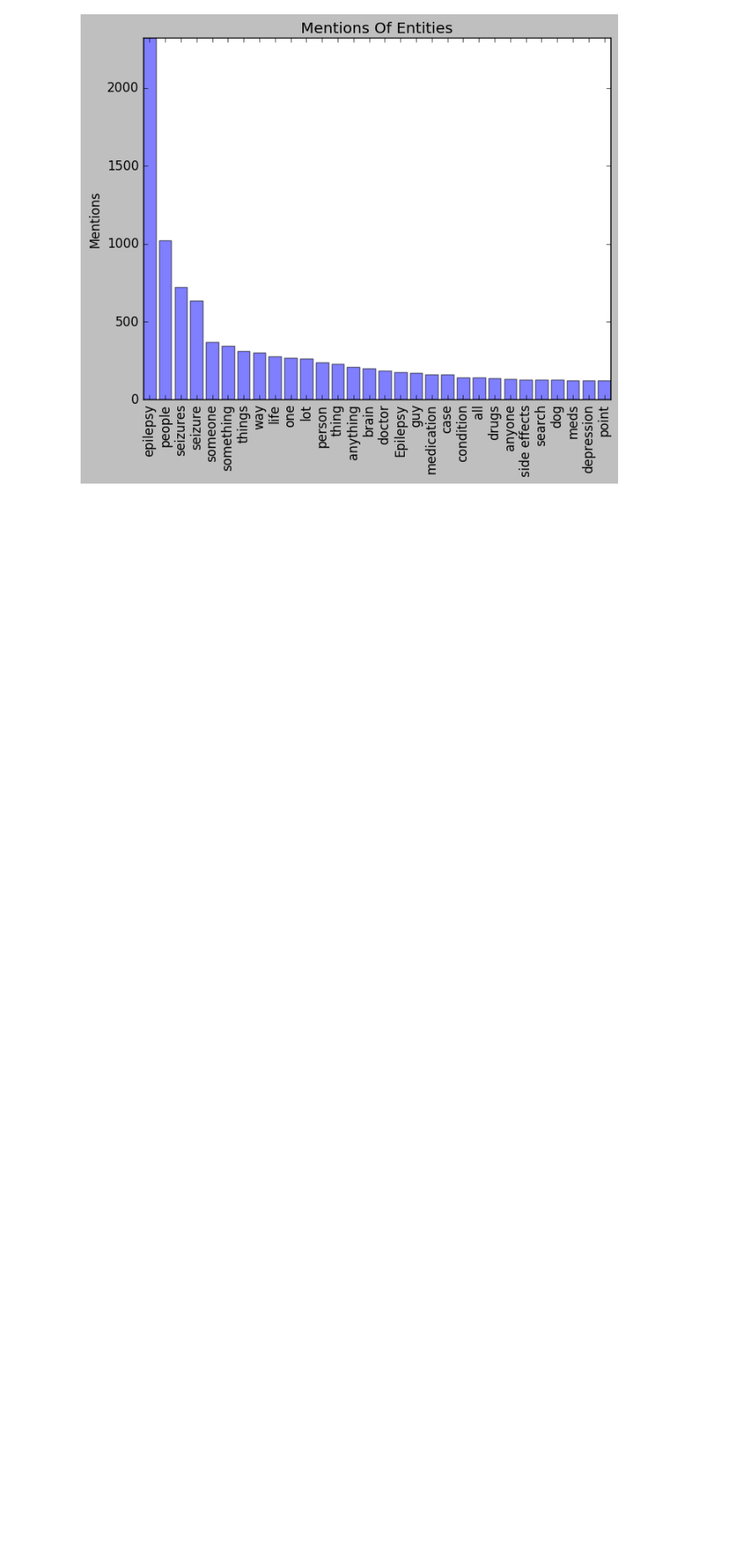
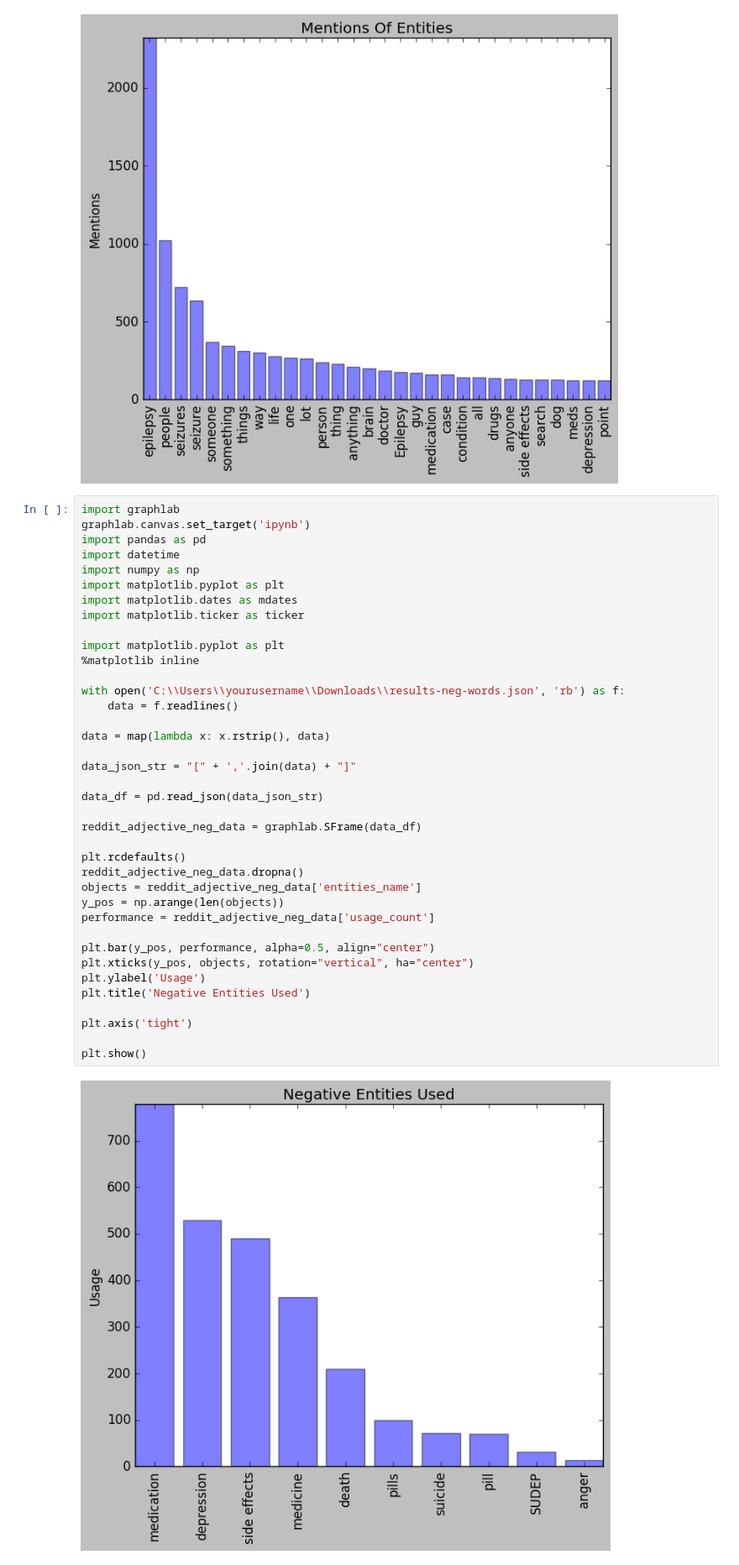
Before and after one commit to dmonnerat/reddit-comment-NLP, a Jupyter notebook: Reddit Comments March 2017.ipynb, the cells around one changed output. Shown at 84% size. Cells and saved outputs as stored; diff of their text form; blank space fills up the shorter version.

```diff
--- a/Reddit Comments March 2017.ipynb
+++ b/Reddit Comments March 2017.ipynb
@@ -357,3 +357,43 @@ plt.axis('tight')
 plt.show()
 # %% [output]
 [figure]
+# %%
+import graphlab
+graphlab.canvas.set_target('ipynb')
+import pandas as pd
+import datetime
+import numpy as np
+import matplotlib.pyplot as plt
+import matplotlib.dates as mdates
+import matplotlib.ticker as ticker
+
+import matplotlib.pyplot as plt
+%matplotlib inline
+
+with open('C:\\Users\\yourusername\\Downloads\\results-neg-words.json', 'rb') as f:
+    data = f.readlines()
+
+data = map(lambda x: x.rstrip(), data)
+
+data_json_str = "[" + ','.join(data) + "]"
+
+data_df = pd.read_json(data_json_str)
+
+reddit_adjective_neg_data = graphlab.SFrame(data_df)
+
+plt.rcdefaults()
+reddit_adjective_neg_data.dropna()
+objects = reddit_adjective_neg_data['entities_name']
+y_pos = np.arange(len(objects))
+performance = reddit_adjective_neg_data['usage_count']
+
+plt.bar(y_pos, performance, alpha=0.5, align="center")
+plt.xticks(y_pos, objects, rotation="vertical", ha="center")
+plt.ylabel('Usage')
+plt.title('Negative Entities Used')
+
+plt.axis('tight')
+
+plt.show()
+# %% [output]
+[figure, added]
```
Also changed, not shown: parts of 4 cells of this notebook, 2 other files.
